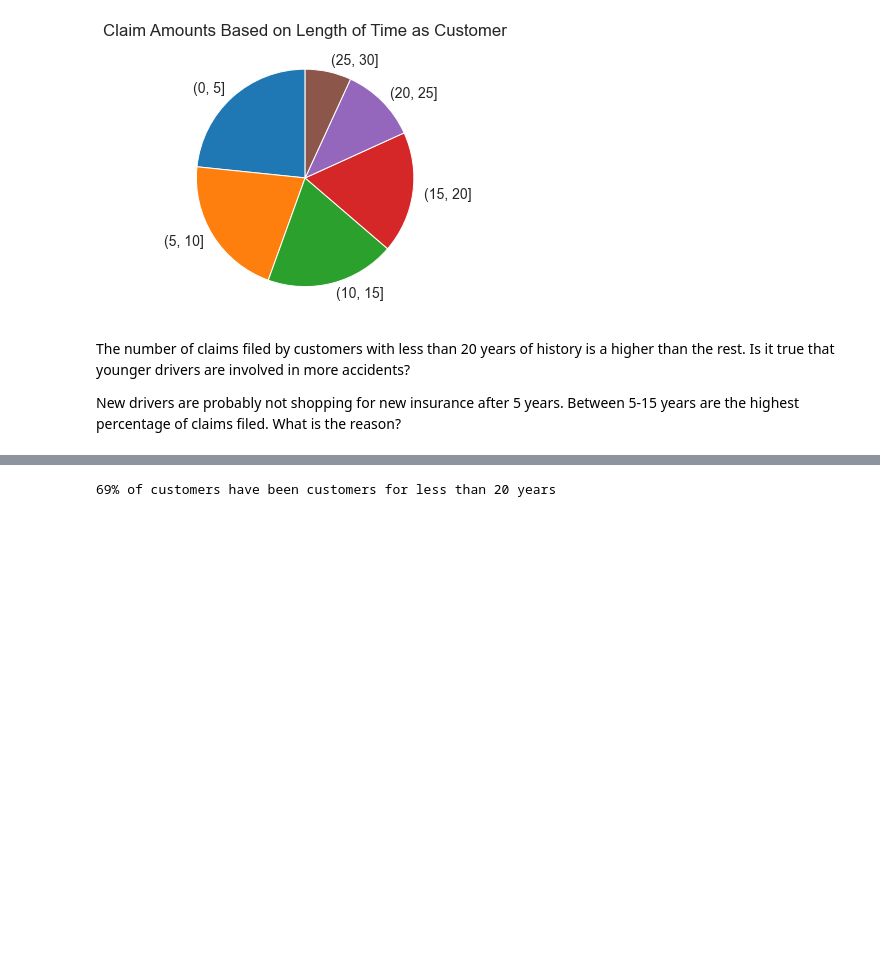
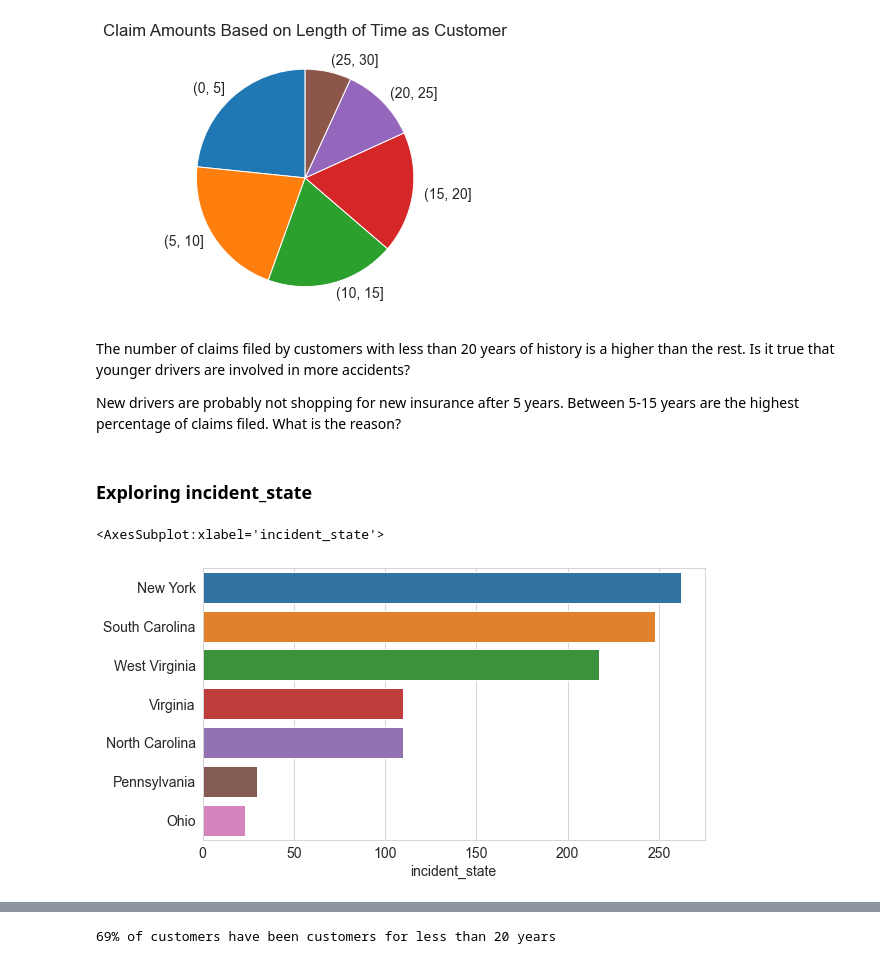
Before and after one commit to NicoWright/ZerotoPandas-CourseProject, a Jupyter notebook: zerotopandas_course_project.ipynb, the cells around one changed output, grey strips where cells are left out. Saved outputs shown, nothing was run; the diff lists cells and outputs as text; code cells hidden in the pictures; blank space fills up the shorter version.

```diff
--- a/zerotopandas_course_project.ipynb
+++ b/zerotopandas_course_project.ipynb
@@ -137,3 +125,4 @@ Data Cleaning
 df.policy_state = df.policy_state.map(states_dict)
 df.incident_state = df.incident_state.map(states_dict)
 df['years_as_customer'] = df.months_as_customer/12
+df = df.replace('?','Unknown')
@@ -237,3 +197,10 @@ Text(0.5, 1.0, 'Claim Amounts Based on Length of Time as Customer')
 The number of claims filed by customers with less than 20 years of history is a higher than the rest. Is it true that younger drivers are involved in more accidents?
 
 New drivers are probably not shopping for new insurance after 5 years. Between 5-15 years are the highest percentage of claims filed. What is the reason?
+# %% [markdown]
+### Exploring incident_state
+# %%
+sns.barplot(x=df.incident_state.value_counts(), y=df.incident_state.value_counts().index)
+# %% [output]
+<AxesSubplot:xlabel='incident_state'>
+[figure, added]
```
Also changed, not shown: parts of 46 cells of this notebook.
